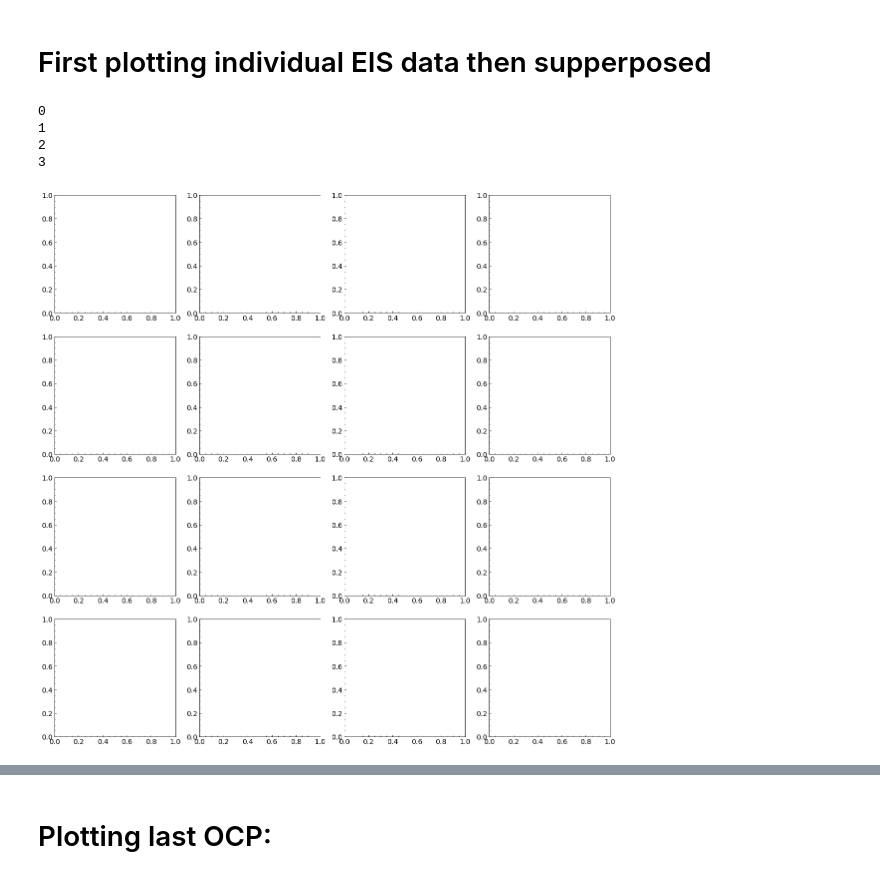
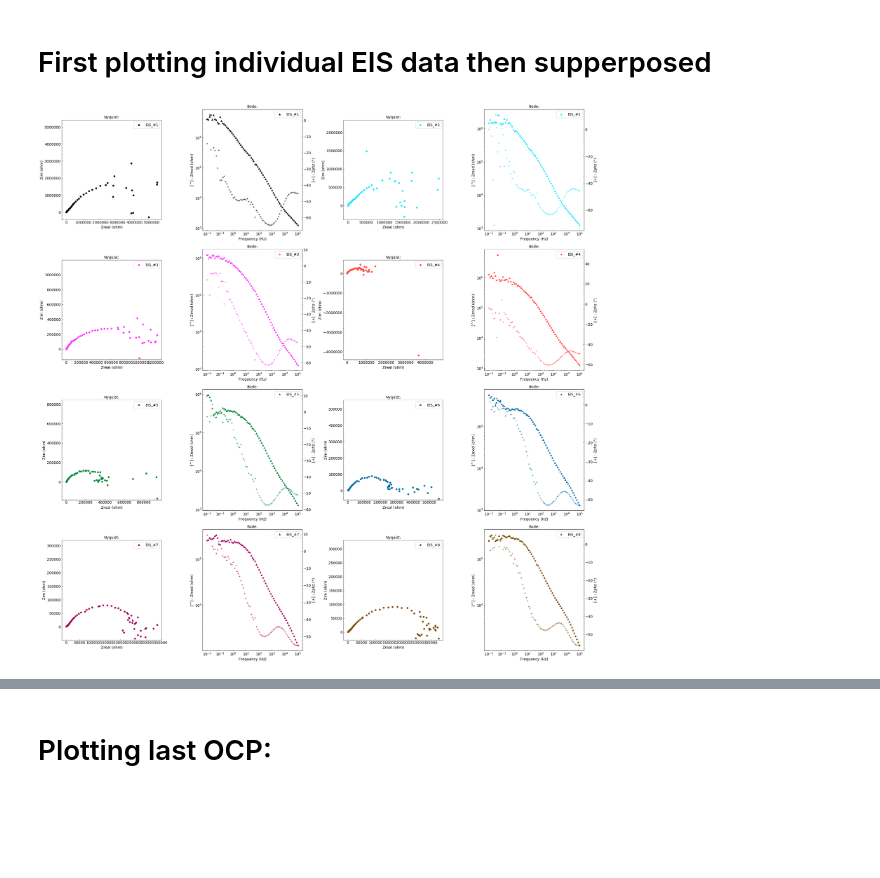
Before and after one commit to CoDaSiTo/IJL_Corrosion, a Jupyter notebook: NaCl_corrosion.ipynb, the cells around one changed output, grey strips where cells are left out. Saved outputs shown, nothing was run; the diff lists cells and outputs as text; code cells hidden in the pictures; blank space fills up the shorter version.

```diff
--- a/NaCl_corrosion.ipynb
+++ b/NaCl_corrosion.ipynb
@@ -268,6 +266,45 @@ def save_concatenated_EIS(EIS_cycle_array, EIS_cycle_label, colors, newpath):
     ax2.set_title('Bode:')
     plt.savefig(newpath + '/EIS_merged.png', dpi=100)
     plt.show()
+
+
+def save_individual_EIS(EIS_cycle_array, EIS_cycle_label, newpath, colors):
+    fig, ax = plt.subplots(4,4,figsize=(30,30))
+    colorindex=0
+
+    #plt.subplots_adjust(wspace=0.8, hspace=0.3)
+    for i in range(ax.shape[0]):
+        for j in range(0,ax.shape[1], 2):
+            ax0=ax[i,j]
+            ax0.plot(EIS_cycle_array[:,3, colorindex], -EIS_cycle_array[:,4, colorindex], label=EIS_cycle_label[colorindex],
+                    color = colors[colorindex], marker='o', linestyle='none')
+            ax0.set_xlabel('Zreal (ohm)')
+            ax0.set_ylabel('Zim (ohm)')
+            ax0.axis('square')
+            ax0.legend()
+            ax0.set_title('Nyquist:')
+
+
+            ax1=ax[i,j+1]
+            ax2=ax1.twinx()
+            ax1.plot(EIS_cycle_array[:,2, colorindex], EIS_cycle_array[:,6, colorindex],
+                    label=EIS_cycle_label[colorindex], marker='^', linestyle='none', color=colors[colorindex])
+            ax1.set_xlabel('Frequency (Hz)')
+            ax1.set_ylabel('[^] : Zmod (ohm)')
+            ax1.set_yscale('log')
+            ax1.set_xscale('log')
+            ax1.legend()
+
+            ax2.plot(EIS_cycle_array[:,2, colorindex], EIS_cycle_array[:,7, colorindex],
+                     marker='+', linestyle='none', color=colors[colorindex])
+            ax2.set_ylabel('[+] : Zphz (°)',  fontsize=14)
+            ax2.minorticks_on()
+            ax2.set_title('Bode:')
+
+            colorindex+=1
+    plt.tight_layout()
+    plt.savefig(newpath + '/IndividualNyquistBode.png', dpi=100)
+    plt.show()
 # %% [markdown]
 # General plot parameters and colors:
 # %%
@@ -343,16 +381,10 @@ print(EIS_cycle_label)
 ['EIS_#1', 'EIS_#2', 'EIS_#3', 'EIS_#4', 'EIS_#5', 'EIS_#6', 'EIS_#7', 'EIS_#8']
 # %% [markdown]
 # First plotting individual EIS data then supperposed
-# %%
-fig, ax = plt.subplots(4,4,figsize=(20,20))
-for i in range(ax.shape[0]):
-    for j in range(0,ax.shape[1], 2):
-# %% [output]
-0
-1
-2
-3
-[figure, removed]
+# %%
+save_individual_EIS(EIS_cycle_array, EIS_cycle_label, newpath, colors)
+# %% [output]
+[figure, added]
 # %%
 save_concatenated_EIS(EIS_cycle_array, EIS_cycle_label, colors, newpath)
 # %% [output]
```
Also changed, not shown: parts of 15 cells of this notebook.
